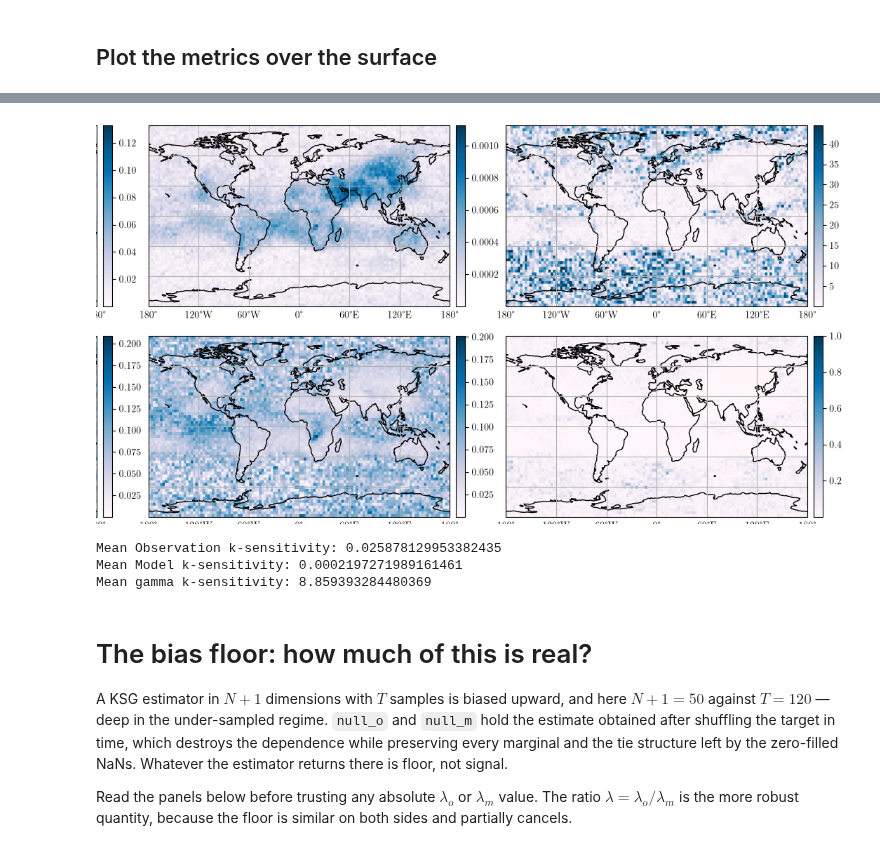
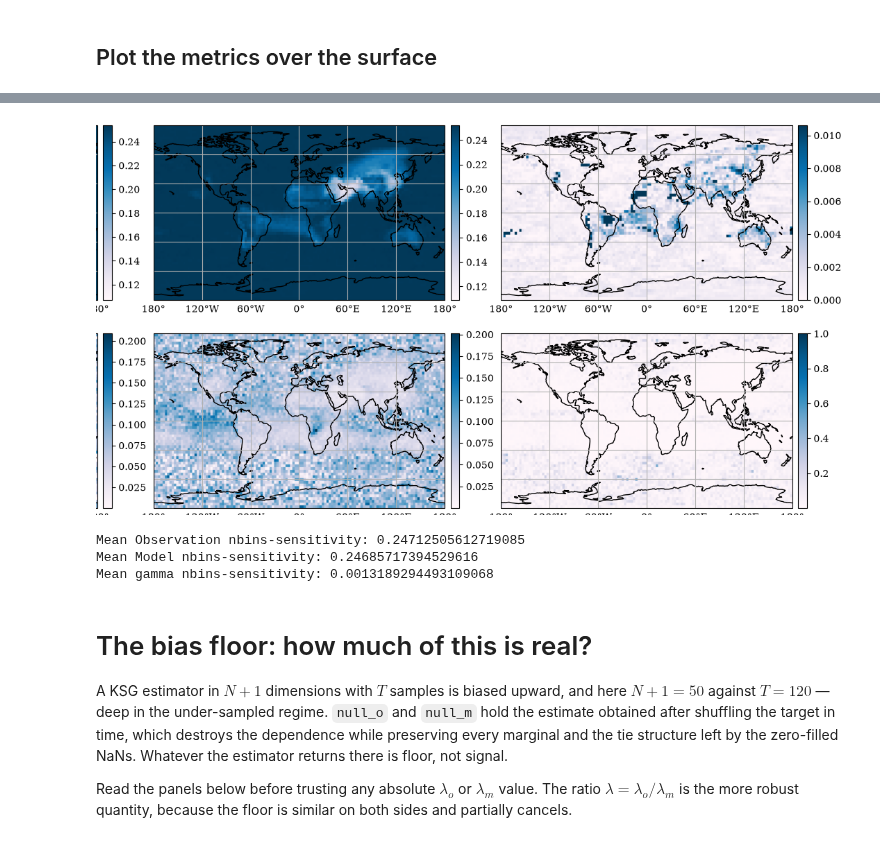
Before and after one commit to jaspercjp/information-snp, a Jupyter notebook: notebooks/calc_RPC_KSG.ipynb, the cells around one changed output, grey strips where cells are left out. Saved outputs shown, nothing was run; the diff lists cells and outputs as text; code cells hidden in the pictures.

```diff
--- a/notebooks/calc_RPC_KSG.ipynb
+++ b/notebooks/calc_RPC_KSG.ipynb
@@ -486,16 +587,19 @@ USE_CACHE = True   # set False to force a recompute (~20 min)
 
 if USE_CACHE and os.path.exists(CACHE):
     _c = np.load(CACHE)
-    I_fg, I_fs, H_f, H_g, null_o, null_m = (_c["I_fg"], _c["I_fs"], _c["H_f"],
-                                            _c["H_g"], _c["null_o"], _c["null_m"])
+    I_fg, I_fs, H_f, H_g, null_o, null_m, gam_o, gam_m = (
+        _c["I_fg"], _c["I_fs"], _c["H_f"], _c["H_g"],
+        _c["null_o"], _c["null_m"], _c["gam_o"], _c["gam_m"])
     print("loaded cache", CACHE)
 else:
-    I_fg, I_fs, H_f, H_g, null_o, null_m = info_RPC_KSG(f, s, obs)
+    (I_fg, I_fs, H_f, H_g, null_o, null_m,
+     gam_o, gam_m) = info_RPC_KSG(f, s, obs)
     np.savez_compressed(CACHE, I_fg=I_fg, I_fs=I_fs, H_f=H_f, H_g=H_g,
-                        null_o=null_o, null_m=null_m, ks=np.array(KS))
+                        null_o=null_o, null_m=null_m, gam_o=gam_o, gam_m=gam_m,
+                        ks=np.array(KS), nbins=np.array(NBINS))
     print("computed and cached to", CACHE)
 
-print("shapes:", I_fg.shape, "| k values:", KS)
+print("shapes:", I_fg.shape, "| k values:", KS, "| nbins:", NBINS)
 print("I(F;g)      k=5: mean %.4f  min %.4f  max %.4f bits" % (
     np.nanmean(I_fg[1]), np.nanmin(I_fg[1]), np.nanmax(I_fg[1])))
 print("<I(F_-i;f_i)> k=5: mean %.4f  min %.4f  max %.4f bits" % (
@@ -504,5 +608,9 @@ print("H_f  (KL joint)  k=5: mean %.2f  min %.2f  max %.2f bits" % (
     np.nanmean(H_f[1]), np.nanmin(H_f[1]), np.nanmax(H_f[1])))
 print("H_g  (FD binned) k=5: mean %.3f  min %.3f  max %.3f bits" % (
     np.nanmean(H_g[1]), np.nanmin(H_g[1]), np.nanmax(H_g[1])))
+print("gamma_o (discrete, nbins=5): mean %.4f  min %.4f  max %.4f" % (
+    np.nanmean(gam_o[1]), np.nanmin(gam_o[1]), np.nanmax(gam_o[1])))
+print("gamma_m (discrete, nbins=5): mean %.4f  min %.4f  max %.4f" % (
+    np.nanmean(gam_m[1]), np.nanmin(gam_m[1]), np.nanmax(gam_m[1])))
 # %% [output]
 loaded cache ../data/ksg_rpc_cache.npz
@@ -565,7 +698,6 @@ internally for its own returned `lam`.
 # %%
-# Calculate the different metrics from the estimated mutual informations
-gam_o = I_fg / H_g
-gam_m = I_fs / H_f
+# gam_o and gam_m already ARE gamma values -- discrete_ensemble_info divides by its own
+# H(F) internally, so there is no entropy division to do here. Their leading axis is nbins.
 gam = gam_o / gam_m
 
 # clip at 0 before the lambda transform (KSG can return small negative values)
@@ -782,43 +920,43 @@ im2 = axs[0,2].imshow(gam_range, vmax=np.nanpercentile(gam_range, 99), **PLOT_KW
 plt.colorbar(im2, ax=axs[0,2], **settings)
 
 im3 = axs[1,0].imshow(lam_o_range, vmax=np.nanmax(lam_o_range.flatten()), **PLOT_KWARGS)
 plt.colorbar(im3, ax=axs[1,0], **settings)
 im4 = axs[1,1].imshow(lam_m_range, vmax=np.nanmax(lam_m_range.flatten()), **PLOT_KWARGS)
 plt.colorbar(im4, ax=axs[1,1], **settings)
 im5 = axs[1,2].imshow(lam_range, vmax=1.0, **PLOT_KWARGS)
 plt.colorbar(im5, ax=axs[1,2], **settings)
 
 PLOT_TITLES = [
-    [r"(a) $k$-sens. $\gamma_o$", r"(b) $k$-sens. $\gamma_m$", r"(c) $k$-sens. $\gamma$"],
+    [r"(a) nbins-sens. $\gamma_o$", r"(b) nbins-sens. $\gamma_m$", r"(c) nbins-sens. $\gamma$"],
     [r"(d) $k$-sens. $\lambda_o$", r"(e) $k$-sens. $\lambda_m$", r"(f) $k$-sens. $\lambda$"],
 ]
 for i in range(2):
     for j in range(3):
         axs[i,j].coastlines()
         gl = axs[i,j].gridlines(draw_labels=True)
         gl.top_labels = False
         gl.right_labels = False
         if j>=1:
             gl.left_labels = False
 
         axs[i,j].set_title(PLOT_TITLES[i][j])
 
 # NOTE: plt.tight_layout() is avoided here. With cartopy 0.25 + shapely 2.1, combining
 # tight_layout() with gridlines(draw_labels=True) raises
 #   GEOSException: Points of LinearRing do not form a closed linestring
 # at draw time (this is what kills cell 21 of calc_RPC.ipynb; its cell 15 survives only
 # because it has labelled gridlines but no tight_layout). The constrained layout engine
 # set in plt.subplots above does the same spacing job without triggering it.
 # %% [output]
-[figure, old version]
+[figure, new version]
 # %%
-print("Mean Observation k-sensitivity:", np.nanmean(gam_o_range))
-print("Mean Model k-sensitivity:", np.nanmean(gam_m_range[np.where(gam_m_range<np.inf)]))
-print("Mean gamma k-sensitivity:", np.nanmean(gam_range[np.where(gam_range<np.inf)]))
+print("Mean Observation nbins-sensitivity:", np.nanmean(gam_o_range))
+print("Mean Model nbins-sensitivity:", np.nanmean(gam_m_range[np.where(gam_m_range<np.inf)]))
+print("Mean gamma nbins-sensitivity:", np.nanmean(gam_range[np.where(gam_range<np.inf)]))
 # %% [output]
-Mean Observation k-sensitivity: 0.025878129953382435
-Mean Model k-sensitivity: 0.0002197271989161461
-Mean gamma k-sensitivity: 8.859393284480369
+Mean Observation nbins-sensitivity: 0.24712505612719085
+Mean Model nbins-sensitivity: 0.24685717394529616
+Mean gamma nbins-sensitivity: 0.0013189294493109068
 # %% [markdown]
 # The bias floor: how much of this is real?
 
```
Also changed, not shown: parts of 22 cells of this notebook.
